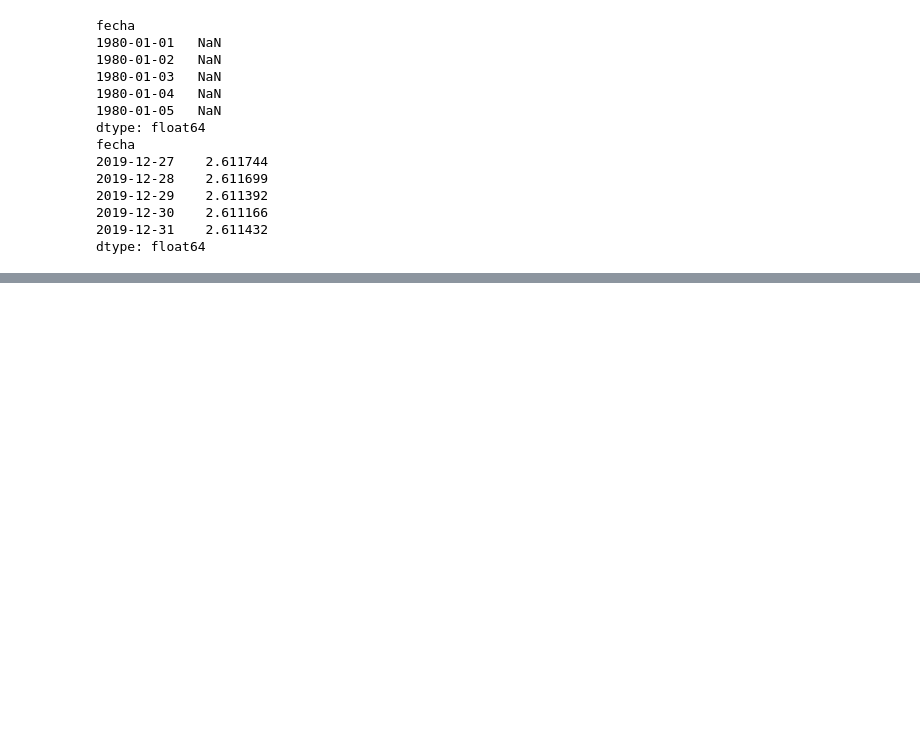
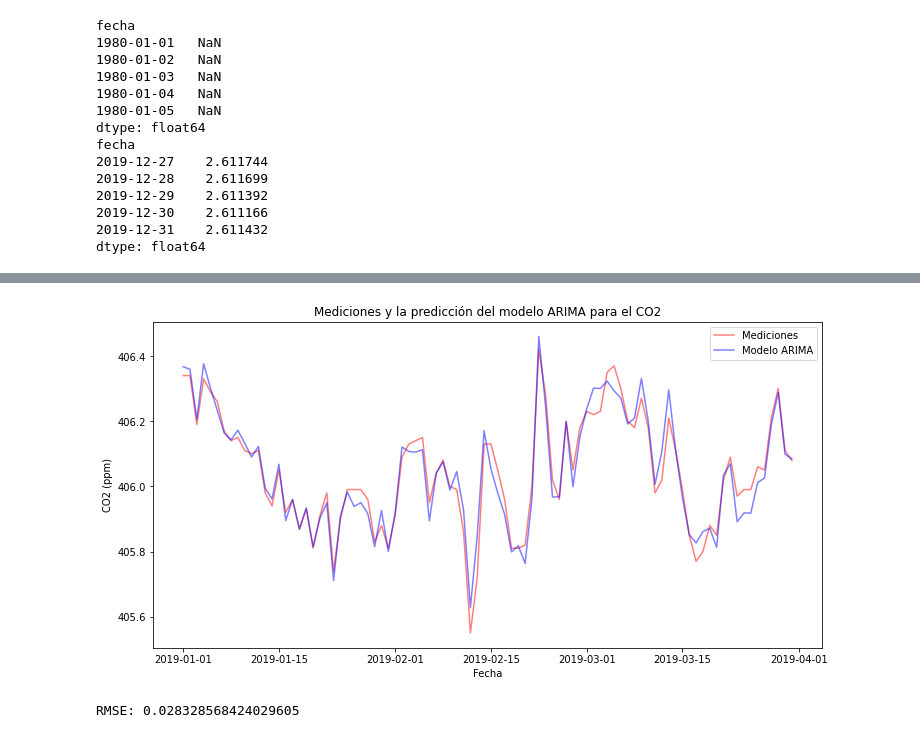
Before and after one commit to OscarAngul0/FisicaComputacional1, a Jupyter notebook: Evaluacion1/Evaluación1.ipynb, the cells around one changed output, grey strips where cells are left out. Drawn from its saved outputs; the diff is of its cells as text; code cells hidden in the pictures; blank space fills up the shorter version.

```diff
--- a/Evaluacion1/Evaluación1.ipynb
+++ b/Evaluacion1/Evaluación1.ipynb
@@ -331,0 +378,18 @@ dtype: float64
+# %%
+#AHORA HACEMOS EL CONSTRASTE PARA DOS MESES
+predictions_ARIMA = 10**(predictions_ARIMA_log)
+plt.rcParams["figure.figsize"] = (12,6)
+plt.plot(ts_test.loc["2019-01":"2019-03"], label='Mediciones', color="red", alpha=0.5);
+plt.plot(predictions_ARIMA["2019-01":"2019-03"], label='Modelo ARIMA', color="blue", alpha=0.5);
+plt.xlabel('Fecha')
+plt.ylabel('CO2 (ppm)')
+plt.title('Mediciones y la predicción del modelo ARIMA para el CO2')
+plt.legend(loc='best');
+# %% [output]
+[figure, added]
+# %%
+#CALCULAMOS EL ERROR DE NUESTRO MODELO
+RMSE = np.sqrt(np.mean((predictions_ARIMA - ts_test["CO2"])**2))
+print('RMSE:', RMSE)
+# %% [output]
+RMSE: 0.028328568424029605
```
Also changed, not shown: parts of 6 cells of this notebook.
